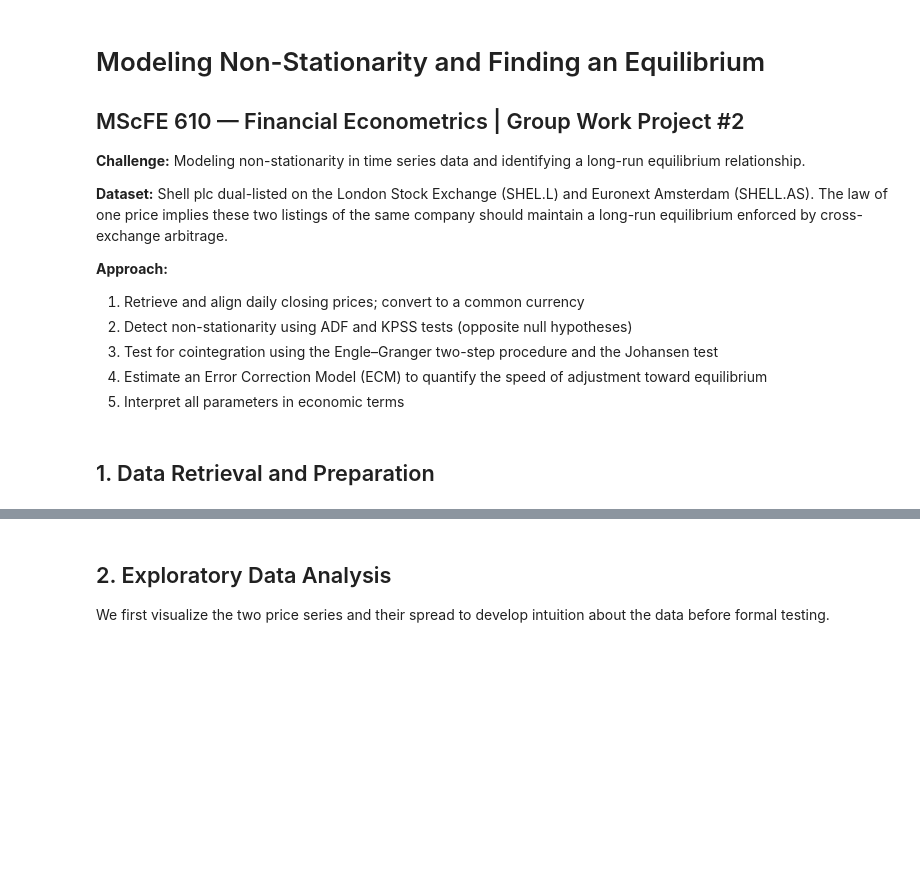
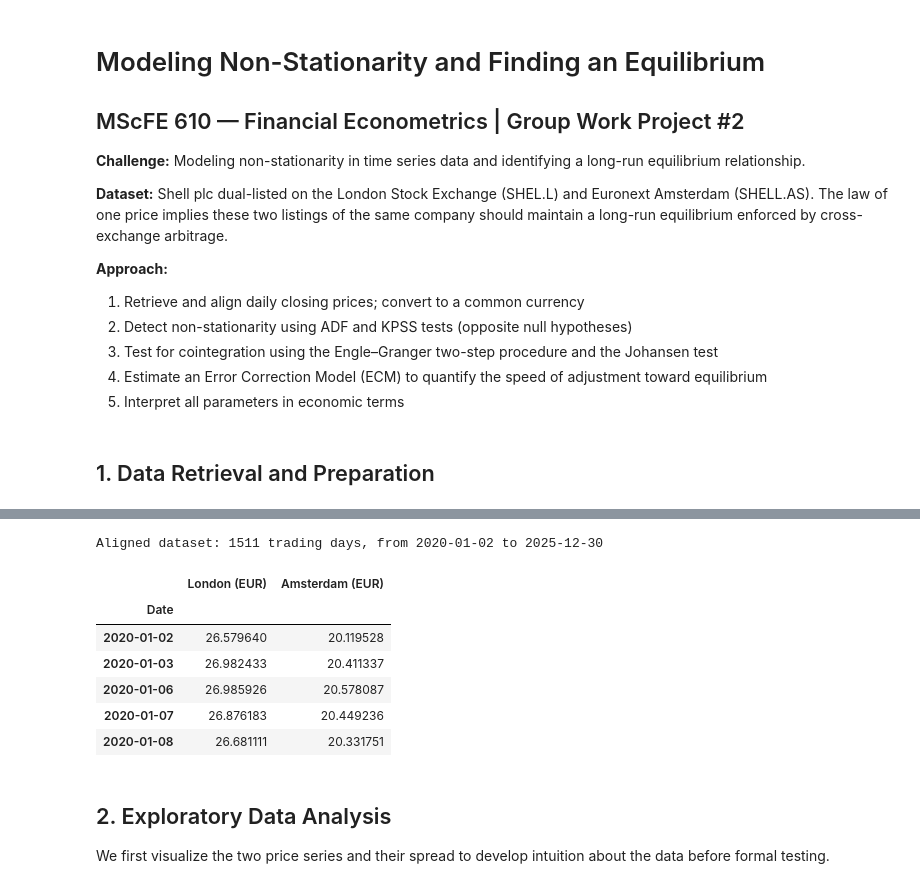
Before and after one commit to Bukunmi2108/ml-journey, a Jupyter notebook: notebooks/MSCFE0/nonstationarity.ipynb, the cells around one changed output, grey strips where cells are left out. Cells and saved outputs as stored; diff of their text form; code cells hidden in the pictures; blank space fills up the shorter version.

```diff
--- a/notebooks/MSCFE0/nonstationarity.ipynb
+++ b/notebooks/MSCFE0/nonstationarity.ipynb
@@ -55,21 +96,22 @@ GBP/EUR rate:    1561 observations
 # %%
-# Convert London price from GBP to EUR using the daily FX rate
-# Align all three series on common trading dates
-df = pd.DataFrame({
-    "shell_london_gbp": shell_london,
-    "shell_amsterdam_eur": shell_amsterdam,
-    "gbpeur": gbpeur
-}).dropna()
-
 # Convert London price to EUR: price_in_GBP * (EUR per GBP)
 df["shell_london_eur"] = df["shell_london_gbp"] * df["gbpeur"]
 
 # Our two analysis series — both in EUR
 df = df[["shell_london_eur", "shell_amsterdam_eur"]].copy()
 df.columns = ["London (EUR)", "Amsterdam (EUR)"]
 
 print(f"Aligned dataset: {df.shape[0]} trading days, from {df.index[0].date()} to {df.index[-1].date()}")
 df.head()
+# %% [output]
+Aligned dataset: 1511 trading days, from 2020-01-02 to 2025-12-30
+|  | London (EUR) | Amsterdam (EUR) |
+| Date |  |  |
+| 2020-01-02 | 26.579640 | 20.119528 |
+| 2020-01-03 | 26.982433 | 20.411337 |
+| 2020-01-06 | 26.985926 | 20.578087 |
+| 2020-01-07 | 26.876183 | 20.449236 |
+| 2020-01-08 | 26.681111 | 20.331751 |
 # %% [markdown]
 ## 2. Exploratory Data Analysis
 
```
Also changed, not shown: parts of 24 cells of this notebook.
